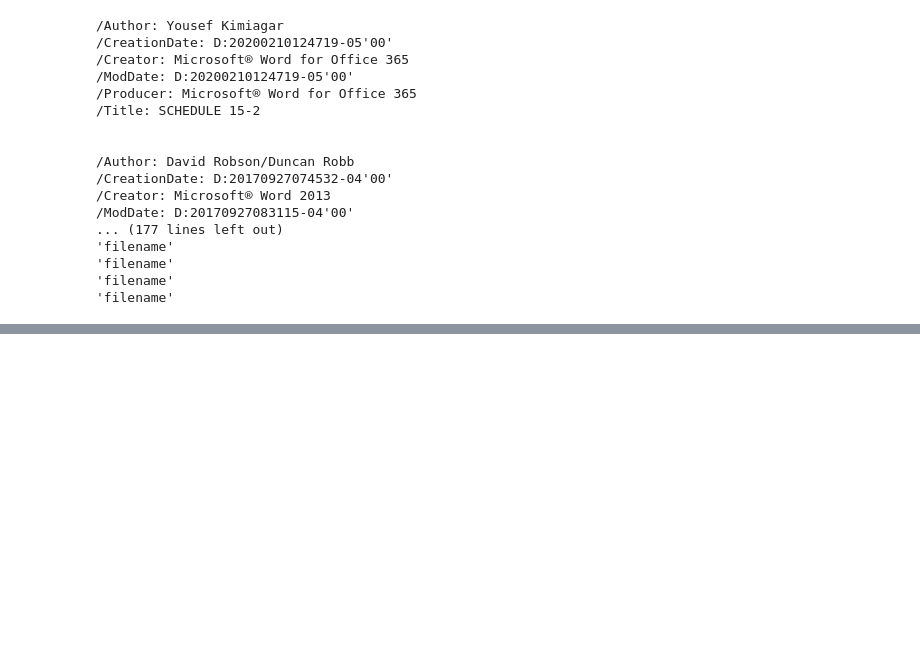
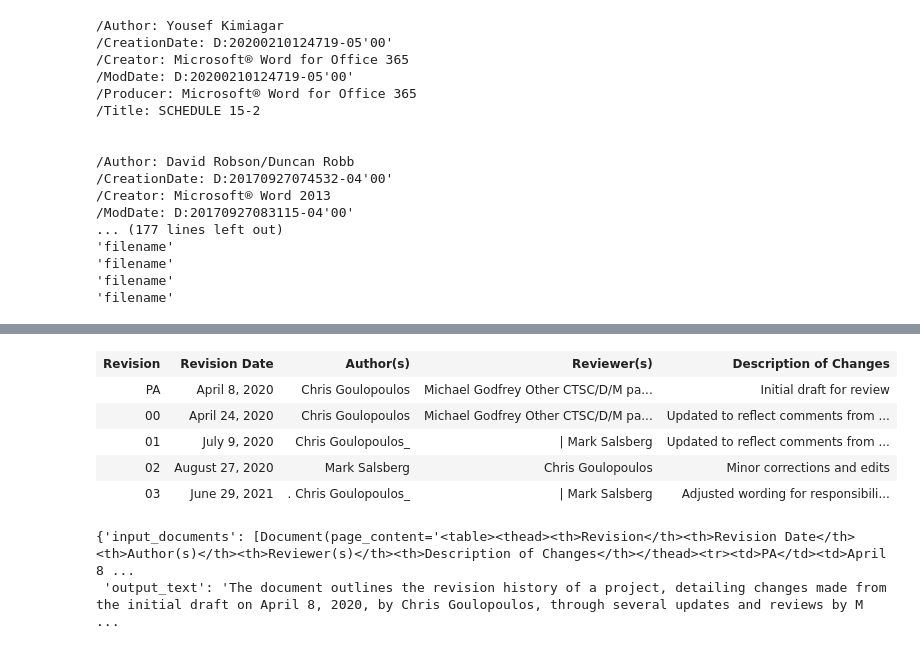
Before and after one commit to DCalder98/CASSIE_Backend, a Jupyter notebook: functionality_testing/unstructured_flow_testing.ipynb, the cells around one changed output, grey strips where cells are left out. Cells and saved outputs as stored; diff of their text form; code cells hidden in the pictures; blank space fills up the shorter version.

Commit message:
Unstructured Testing pretty much complete. PDF => Elements => Cleaning LLM => Concat => Metadata Extraction LLM => Update elements and their metadata => Chunk by Title (Section Title) => Embed

```diff
--- a/functionality_testing/unstructured_flow_testing.ipynb
+++ b/functionality_testing/unstructured_flow_testing.ipynb
@@ -184,0 +225,19 @@ for i in doc_info:
+# %%
+print(len(elements))
+metadata = elements[0].metadata.to_dict()
+el = elements[1].to_dict()
+
+for element in elements:
+    element_dict = element.to_dict()
+    if element_dict['type'] == 'Title':
+        print(element_dict['text'])
+        print('\n')
+        first_title_element = element_dict
+        break
+
+for key, value in metadata.items():
+    print(f'{key}: {value}')
+
+print('\n')
+for key, value in first_title_element.items():
+    print(f'{key}: {value}')
@@ -184,0 +342,5 @@ for i in doc_info:
+# %%
+tables_list = [el for el in elements if el.to_dict()['type'] == 'Table']
+
+for i in tables_list:
+    print(i.metadata.text_as_html)
@@ -184,0 +401,10 @@ for i in doc_info:
+# %%
+from io import StringIO
+from lxml import etree
+
+table_html = tables_list[0].metadata.text_as_html
+
+parser = etree.XMLParser(remove_blank_text=True)
+file_obj = StringIO(table_html)
+tree = etree.parse(file_obj, parser)
+print(etree.tostring(tree, pretty_print=True).decode())
@@ -184,0 +429,10 @@ for i in doc_info:
+# %%
+from IPython.core.display import HTML
+HTML(table_html)
+# %% [output]
+| Revision | Revision Date | Author(s) | Reviewer(s) | Description of Changes |
+| PA | April 8, 2020 | Chris Goulopoulos | Michael Godfrey Other CTSC/D/M pa... | Initial draft for review |
+| 00 | April 24, 2020 | Chris Goulopoulos | Michael Godfrey Other CTSC/D/M pa... | Updated to reflect comments from ... |
+| 01 | July 9, 2020 | Chris Goulopoulos_ | | Mark Salsberg | Updated to reflect comments from ... |
+| 02 | August 27, 2020 | Mark Salsberg | Chris Goulopoulos | Minor corrections and edits |
+| 03 | June 29, 2021 | . Chris Goulopoulos_ | | Mark Salsberg | Adjusted wording for responsibili... |
@@ -184,0 +445,8 @@ for i in doc_info:
+# %%
+os.environ['OPENAI_API_KEY'] = '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'
+llm = ChatOpenAI(temperature=0,openai_api_key=openai_api_key, model_name="gpt-4o")
+chain = load_summarize_chain(llm, chain_type="stuff")
+chain.invoke([Document(page_content=table_html)])
+# %% [output]
+{'input_documents': [Document(page_content='<table><thead><th>Revision</th><th>Revision Date</th><th>Author(s)</th><th>Reviewer(s)</th><th>Description of Changes</th></thead><tr><td>PA</td><td>April 8 ...
+ 'output_text': 'The document outlines the revision history of a project, detailing changes made from the initial draft on April 8, 2020, by Chris Goulopoulos, through several updates and reviews by M ...
```
Also changed, not shown: parts of 29 cells of this notebook.
